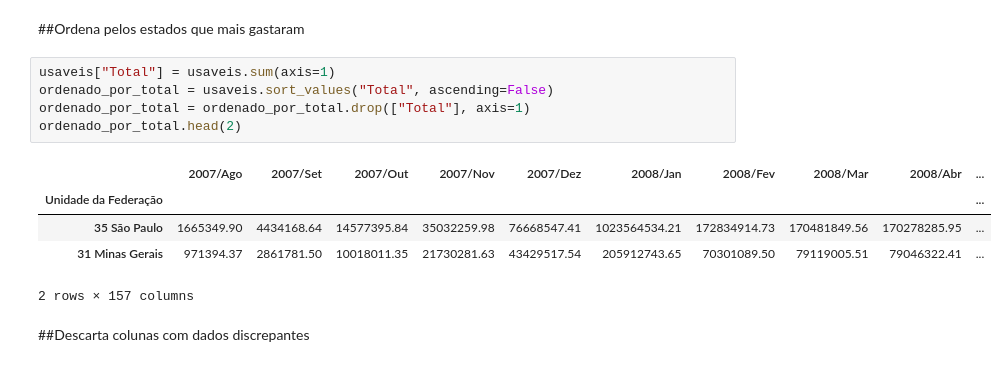
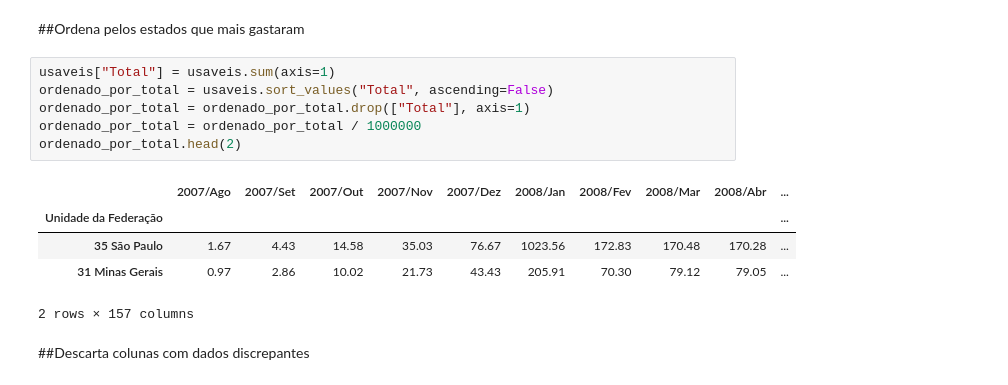
Before and after one commit to erikamarchi/bootcamp-alura-data-science, a Jupyter notebook: modulo-01/Dados_Hospitalares.ipynb, the cells around one changed output. Drawn from its saved outputs; the diff is of its cells as text.

```diff
--- a/modulo-01/Dados_Hospitalares.ipynb
+++ b/modulo-01/Dados_Hospitalares.ipynb
@@ -103,13 +103,14 @@ usaveis_por_regiao = usaveis_por_regiao.set_index('Região')
 # %%
 usaveis["Total"] = usaveis.sum(axis=1)
 ordenado_por_total = usaveis.sort_values("Total", ascending=False)
 ordenado_por_total = ordenado_por_total.drop(["Total"], axis=1)
+ordenado_por_total = ordenado_por_total / 1000000
 ordenado_por_total.head(2)
 # %% [output]
 |  | 2007/Ago | 2007/Set | 2007/Out | 2007/Nov | 2007/Dez | 2008/Jan | 2008/Fev | 2008/Mar | 2008/Abr | ... |
 | Unidade da Federação |  |  |  |  |  |  |  |  |  | ... |
-| 35 São Paulo | 1665349.90 | 4434168.64 | 14577395.84 | 35032259.98 | 76668547.41 | 1023564534.21 | 172834914.73 | 170481849.56 | 170278285.95 | ... |
-| 31 Minas Gerais | 971394.37 | 2861781.50 | 10018011.35 | 21730281.63 | 43429517.54 | 205912743.65 | 70301089.50 | 79119005.51 | 79046322.41 | ... |
+| 35 São Paulo | 1.67 | 4.43 | 14.58 | 35.03 | 76.67 | 1023.56 | 172.83 | 170.48 | 170.28 | ... |
+| 31 Minas Gerais | 0.97 | 2.86 | 10.02 | 21.73 | 43.43 | 205.91 | 70.30 | 79.12 | 79.05 | ... |
 2 rows × 157 columns
 # %% [markdown]
 ##Descarta colunas com dados discrepantes
```
Also changed, not shown: parts of 6 cells of this notebook.
